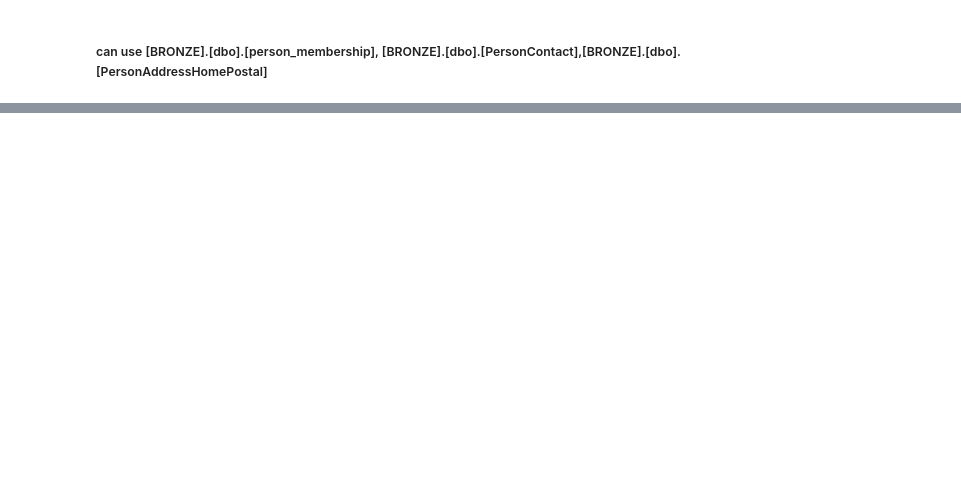
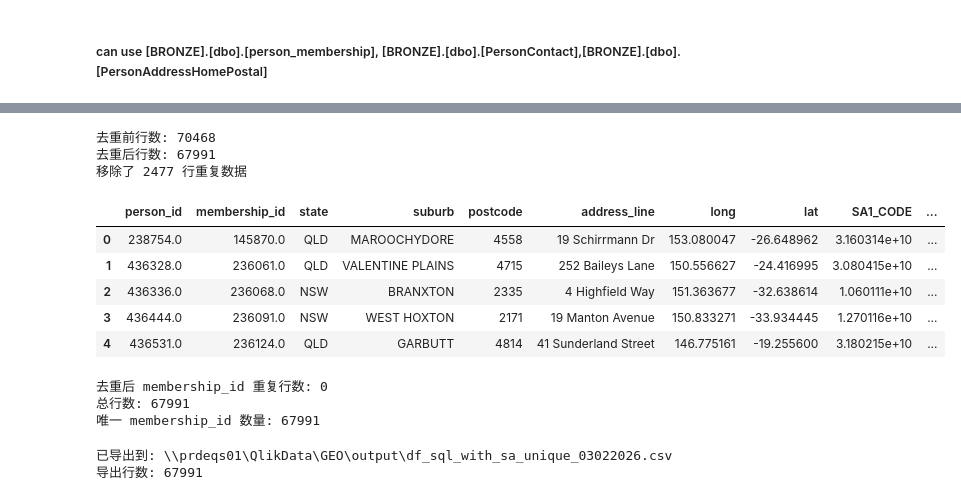
Before and after one commit to zengsh669/wf_vscode_, a Jupyter notebook: sql_db/geo_mapping sql_validation.ipynb, the cells around one changed output, grey strips where cells are left out. Saved outputs shown, nothing was run; the diff lists cells and outputs as text; code cells hidden in the pictures; blank space fills up the shorter version.

```diff
--- a/sql_db/geo_mapping sql_validation.ipynb
+++ b/sql_db/geo_mapping sql_validation.ipynb
@@ -105,0 +220,44 @@ df_unmatched[df_unmatched["membership_id"] == 61319]
+# %%
+# 按 relationship 排序后，保留每个 membership_id 中 relationship 最小的行
+df_sql_sa_dedup = (
+    df_sql_sa_with_rel
+    .sort_values('relationship')
+    .drop_duplicates(subset='membership_id', keep='first')
+    .reset_index(drop=True)
+)
+
+print(f"去重前行数: {len(df_sql_sa_with_rel)}")
+print(f"去重后行数: {len(df_sql_sa_dedup)}")
+print(f"移除了 {len(df_sql_sa_with_rel) - len(df_sql_sa_dedup)} 行重复数据")
+df_sql_sa_dedup.head()
+# %% [output]
+去重前行数: 70468
+去重后行数: 67991
+移除了 2477 行重复数据
+|  | person_id | membership_id | state | suburb | postcode | address_line | long | lat | SA1_CODE | ... |
+| 0 | 238754.0 | 145870.0 | QLD | MAROOCHYDORE | 4558 | 19 Schirrmann Dr | 153.080047 | -26.648962 | 3.160314e+10 | ... |
+| 1 | 436328.0 | 236061.0 | QLD | VALENTINE PLAINS | 4715 | 252 Baileys Lane | 150.556627 | -24.416995 | 3.080415e+10 | ... |
+| 2 | 436336.0 | 236068.0 | NSW | BRANXTON | 2335 | 4 Highfield Way | 151.363677 | -32.638614 | 1.060111e+10 | ... |
+| 3 | 436444.0 | 236091.0 | NSW | WEST HOXTON | 2171 | 19 Manton Avenue | 150.833271 | -33.934445 | 1.270116e+10 | ... |
+| 4 | 436531.0 | 236124.0 | QLD | GARBUTT | 4814 | 41 Sunderland Street | 146.775161 | -19.255600 | 3.180215e+10 | ... |
+# %%
+# 验证去重后 membership_id 是否还有重复
+duplicated_count = df_sql_sa_dedup['membership_id'].duplicated().sum()
+print(f"去重后 membership_id 重复行数: {duplicated_count}")
+print(f"总行数: {len(df_sql_sa_dedup)}")
+print(f"唯一 membership_id 数量: {df_sql_sa_dedup['membership_id'].nunique()}")
+# %% [output]
+去重后 membership_id 重复行数: 0
+总行数: 67991
+唯一 membership_id 数量: 67991
+# %%
+# 导出 CSV，使用动态日期后缀
+date_suffix = datetime.now().strftime('%d%m%Y')
+output_path = rf'\\prdeqs01\QlikData\GEO\output\df_sql_with_sa_unique_{date_suffix}.csv'
+
+df_sql_sa_dedup.to_csv(output_path, index=False)
+print(f"已导出到: {output_path}")
+print(f"导出行数: {len(df_sql_sa_dedup)}")
+# %% [output]
+已导出到: \\prdeqs01\QlikData\GEO\output\df_sql_with_sa_unique_03022026.csv
+导出行数: 67991
```
Also changed, not shown: parts of 12 cells of this notebook, 1 other file.
